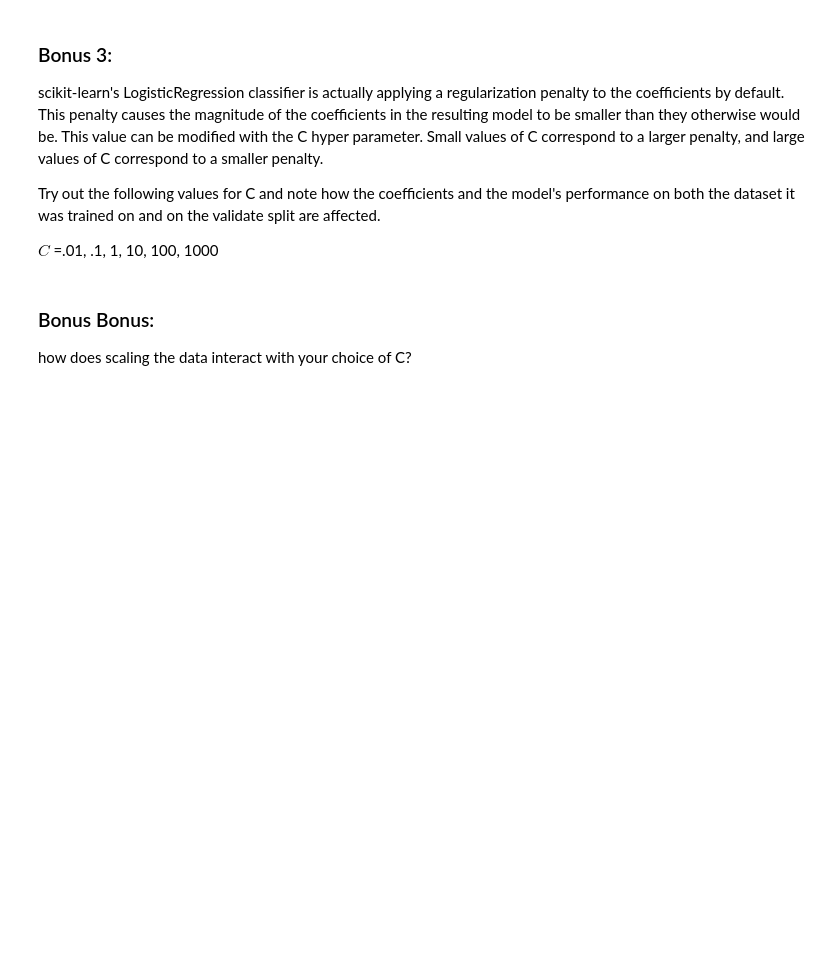
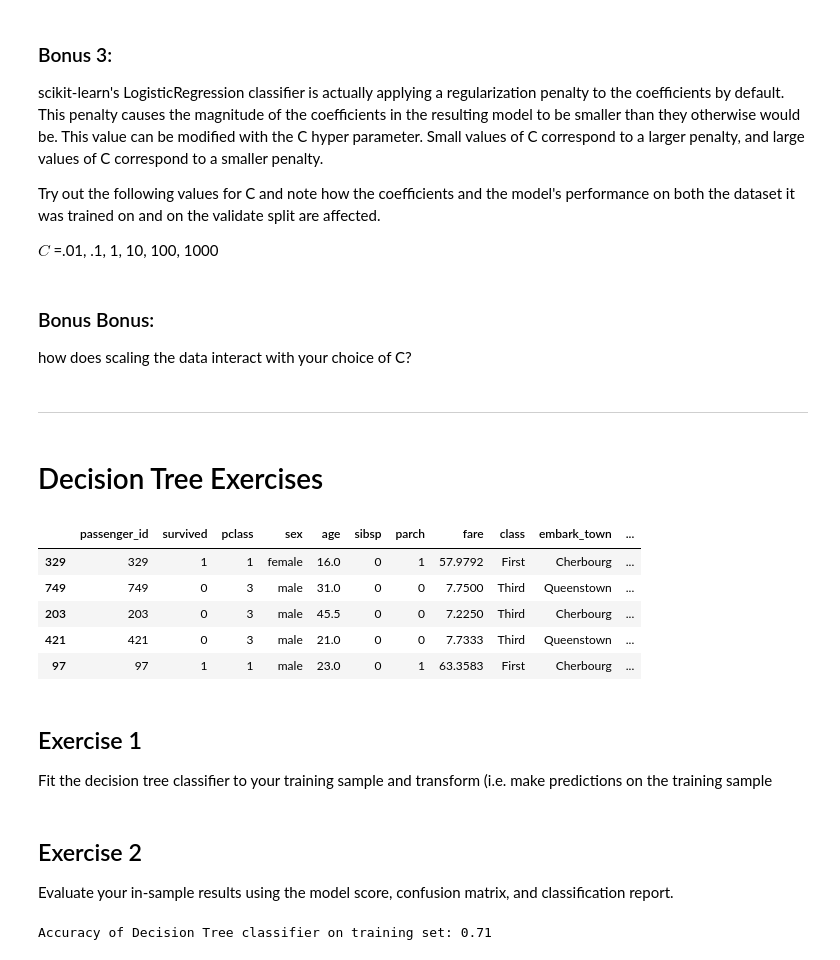
Before and after one commit to jivemachine/ds-methodologies-exercises, a Jupyter notebook: classification/model.ipynb, the cells around one changed output. Saved outputs shown, nothing was run; the diff lists cells and outputs as text; code cells hidden in the pictures; blank space fills up the shorter version.

Commit message:
add decision trees

```diff
--- a/classification/model.ipynb
+++ b/classification/model.ipynb
@@ -333,3 +333,7 @@ $C$ =.01, .1, 1, 10, 100, 1000
 # %% [markdown]
 ### Bonus Bonus:
 how does scaling the data interact with your choice of C?
+# %% [markdown]
+**********************************************************
+# %% [markdown]
+# Decision Tree Exercises
@@ -335,0 +356,12 @@ how does scaling the data interact with your choice of C?
+# %%
+# acquiring data and splitting as well as prepping data from acquire and prep modules
+train, test = prep_titanic(get_titanic_data())
+# %%
+train.head()
+# %% [output]
+|  | passenger_id | survived | pclass | sex | age | sibsp | parch | fare | class | embark_town | ... |
+| 329 | 329 | 1 | 1 | female | 16.0 | 0 | 1 | 57.9792 | First | Cherbourg | ... |
+| 749 | 749 | 0 | 3 | male | 31.0 | 0 | 0 | 7.7500 | Third | Queenstown | ... |
+| 203 | 203 | 0 | 3 | male | 45.5 | 0 | 0 | 7.2250 | Third | Cherbourg | ... |
+| 421 | 421 | 0 | 3 | male | 21.0 | 0 | 0 | 7.7333 | Third | Queenstown | ... |
+| 97 | 97 | 1 | 1 | male | 23.0 | 0 | 1 | 63.3583 | First | Cherbourg | ... |
@@ -335,0 +378,3 @@ how does scaling the data interact with your choice of C?
+# %% [markdown]
+## Exercise 1
+Fit the decision tree classifier to your training sample and transform (i.e. make predictions on the training sample
@@ -335,0 +388,9 @@ how does scaling the data interact with your choice of C?
+# %% [markdown]
+## Exercise 2
+Evaluate your in-sample results using the model score, confusion matrix, and classification report.
+# %%
+# model.score using accuracy
+print('Accuracy of Decision Tree classifier on training set: {:.2f}'
+     .format(classfier.score(X_train, y_train)))
+# %% [output]
+Accuracy of Decision Tree classifier on training set: 0.71
```
Also changed, not shown: parts of 22 cells of this notebook.
